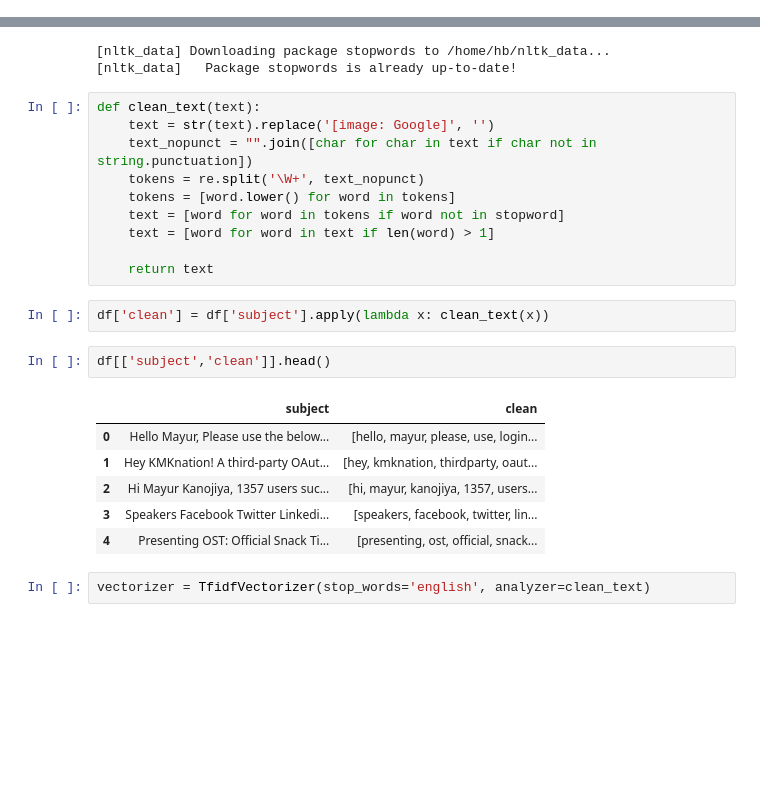
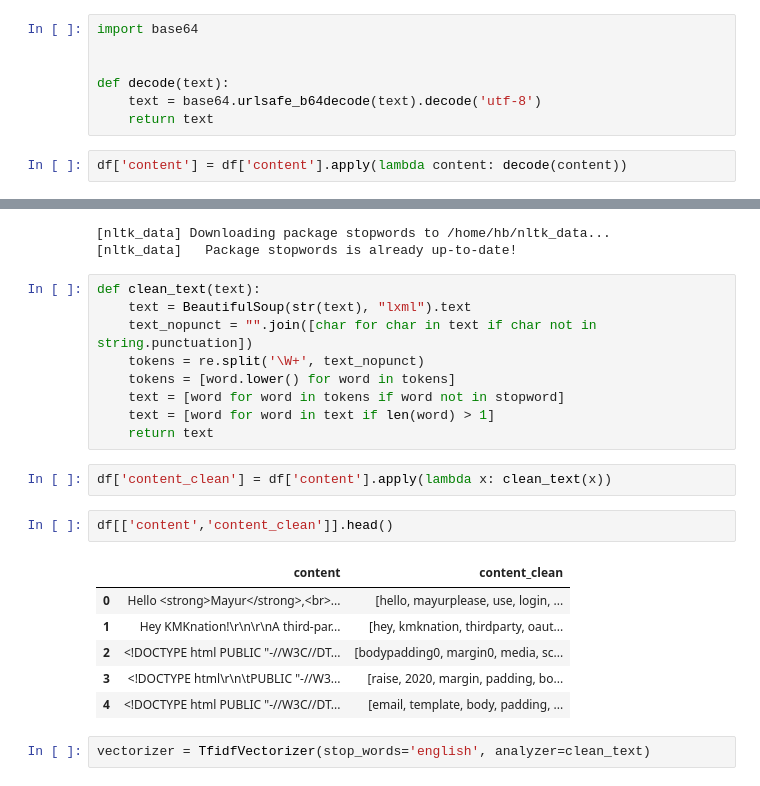
Before and after one commit to KMKnation/semantic_search_engine, a Jupyter notebook: clustering.ipynb, the cells around one changed output, grey strips where cells are left out. Drawn from its saved outputs; the diff is of its cells as text; blank space fills up the shorter version.

```diff
--- a/clustering.ipynb
+++ b/clustering.ipynb
@@ -26,3 +22,12 @@ df.head()
 df.shape
 # %% [output]
 (2473, 5)
+# %%
+import base64
+
+
+def decode(text):
+    text = base64.urlsafe_b64decode(text).decode('utf-8')
+    return text
+# %%
+df['content'] = df['content'].apply(lambda content: decode(content))
@@ -42,25 +56,24 @@ stopword = nltk.corpus.stopwords.words('english')
 [nltk_data]   Package stopwords is already up-to-date!
 # %%
 def clean_text(text):
-    text = str(text).replace('[image: Google]', '')
+    text = BeautifulSoup(str(text), "lxml").text
     text_nopunct = "".join([char for char in text if char not in string.punctuation])
     tokens = re.split('\W+', text_nopunct)
     tokens = [word.lower() for word in tokens]
     text = [word for word in tokens if word not in stopword]
     text = [word for word in text if len(word) > 1]
-
     return text
 # %%
-df['clean'] = df['subject'].apply(lambda x: clean_text(x))
+df['content_clean'] = df['content'].apply(lambda x: clean_text(x))
 # %%
-df[['subject','clean']].head()
+df[['content','content_clean']].head()
 # %% [output]
-|  | subject | clean |
-| 0 | Hello Mayur, Please use the below... | [hello, mayur, please, use, login... |
-| 1 | Hey KMKnation! A third-party OAut... | [hey, kmknation, thirdparty, oaut... |
-| 2 | Hi Mayur Kanojiya, 1357 users suc... | [hi, mayur, kanojiya, 1357, users... |
-| 3 | Speakers Facebook Twitter Linkedi... | [speakers, facebook, twitter, lin... |
-| 4 | Presenting OST: Official Snack Ti... | [presenting, ost, official, snack... |
+|  | content | content_clean |
+| 0 | Hello <strong>Mayur</strong>,<br>... | [hello, mayurplease, use, login, ... |
+| 1 | Hey KMKnation!\r\n\r\nA third-par... | [hey, kmknation, thirdparty, oaut... |
+| 2 | <!DOCTYPE html PUBLIC "-//W3C//DT... | [bodypadding0, margin0, media, sc... |
+| 3 | <!DOCTYPE html\r\n\tPUBLIC "-//W3... | [raise, 2020, margin, padding, bo... |
+| 4 | <!DOCTYPE html PUBLIC "-//W3C//DT... | [email, template, body, padding, ... |
 # %%
 vectorizer = TfidfVectorizer(stop_words='english', analyzer=clean_text)
 # %%
```
Also changed, not shown: parts of 35 cells of this notebook, 6 other files.
